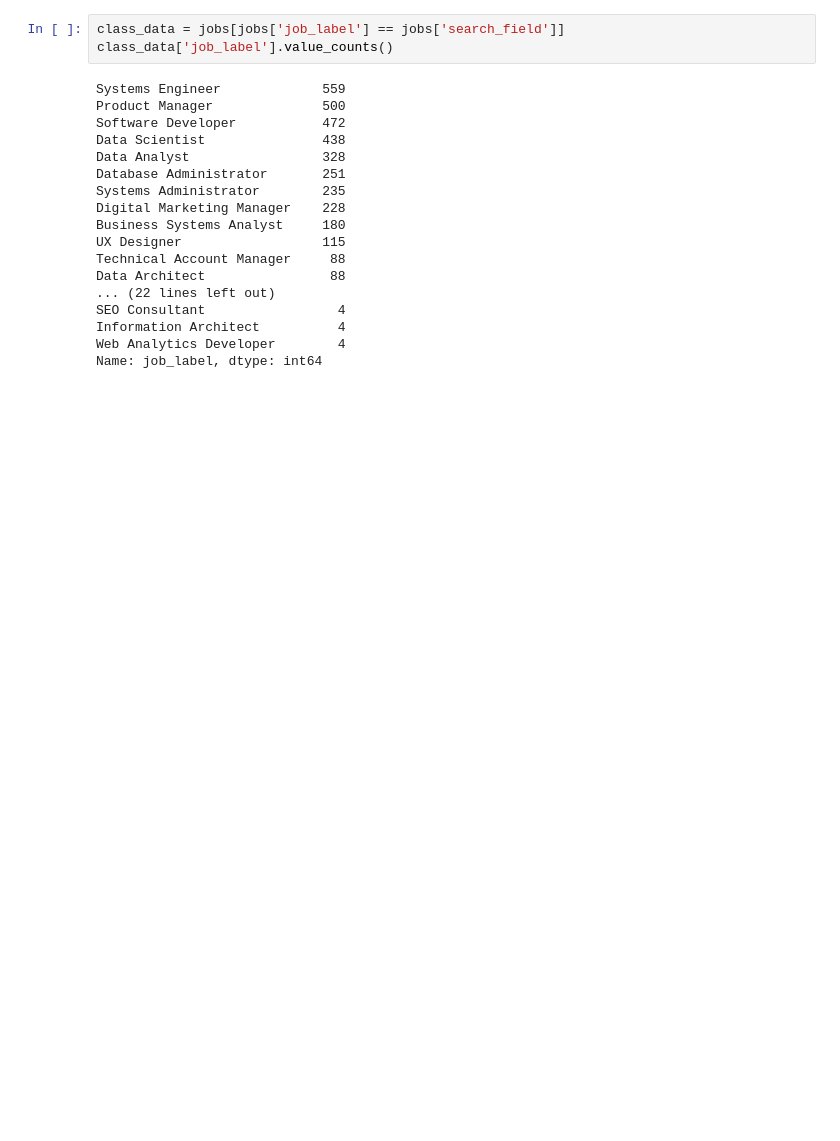
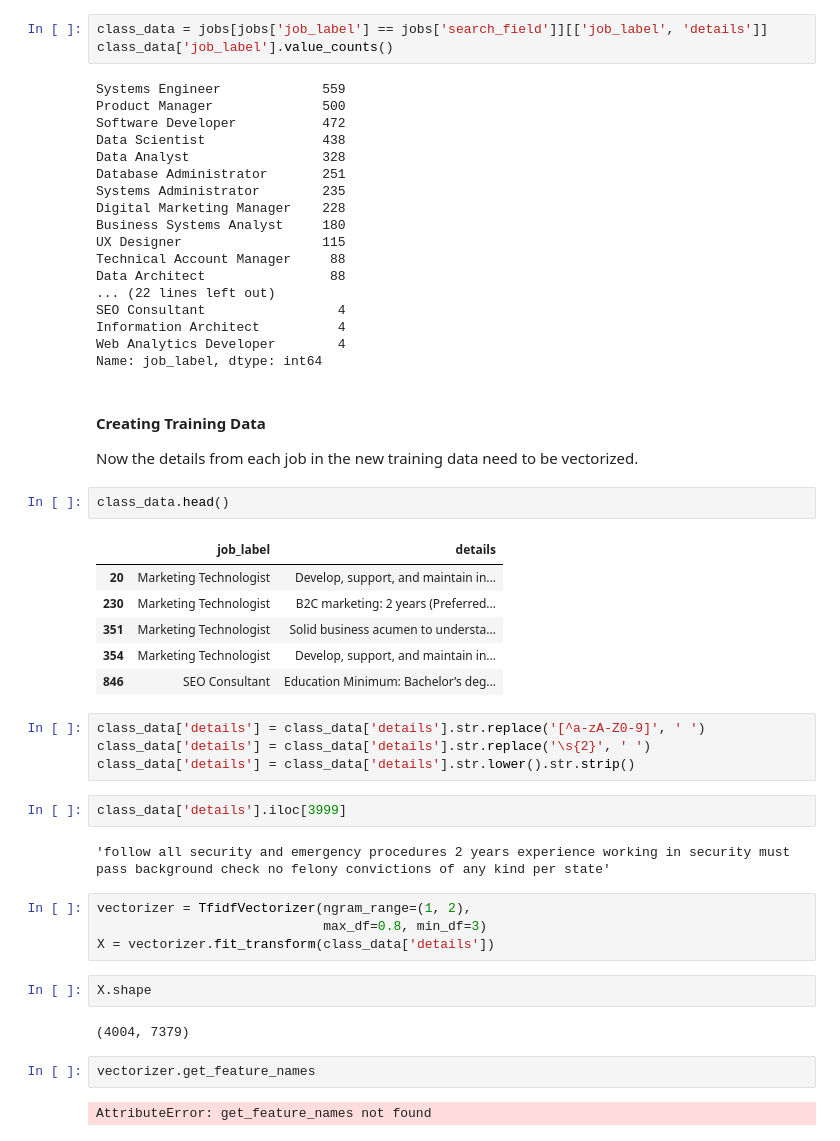
Before and after one commit to jose-marquez89/tech-job-landscape, a Jupyter notebook: python_scrape/jobs_explore.ipynb, the cells around one changed output. Cells and saved outputs as stored; diff of their text form; blank space fills up the shorter version.

Commit message:
adds vectorizer and cleans data

```diff
--- a/python_scrape/jobs_explore.ipynb
+++ b/python_scrape/jobs_explore.ipynb
@@ -394,7 +394,7 @@ for job_name, indices in job_label_dict.items():
 # %% [markdown]
 Now there should be enough data to split into train and test
 # %%
-class_data = jobs[jobs['job_label'] == jobs['search_field']]
+class_data = jobs[jobs['job_label'] == jobs['search_field']][['job_label', 'details']]
 class_data['job_label'].value_counts()
 # %% [output]
 Systems Engineer             559
@@ -414,3 +414,35 @@ SEO Consultant                 4
 Information Architect          4
 Web Analytics Developer        4
 Name: job_label, dtype: int64
+# %% [markdown]
+#### Creating Training Data
+Now the details from each job in the new training data need to be vectorized.
+# %%
+class_data.head()
+# %% [output]
+|  | job_label | details |
+| 20 | Marketing Technologist | Develop, support, and maintain in... |
+| 230 | Marketing Technologist | B2C marketing: 2 years (Preferred... |
+| 351 | Marketing Technologist | Solid business acumen to understa... |
+| 354 | Marketing Technologist | Develop, support, and maintain in... |
+| 846 | SEO Consultant | Education Minimum: Bachelor’s deg... |
+# %%
+class_data['details'] = class_data['details'].str.replace('[^a-zA-Z0-9]', ' ')
+class_data['details'] = class_data['details'].str.replace('\s{2}', ' ')
+class_data['details'] = class_data['details'].str.lower().str.strip()
+# %%
+class_data['details'].iloc[3999]
+# %% [output]
+'follow all security and emergency procedures 2 years experience working in security must pass background check no felony convictions of any kind per state'
+# %%
+vectorizer = TfidfVectorizer(ngram_range=(1, 2),
+                             max_df=0.8, min_df=3)
+X = vectorizer.fit_transform(class_data['details'])
+# %%
+X.shape
+# %% [output]
+(4004, 7379)
+# %%
+vectorizer.get_feature_names
+# %% [output]
+AttributeError: get_feature_names not found
```
